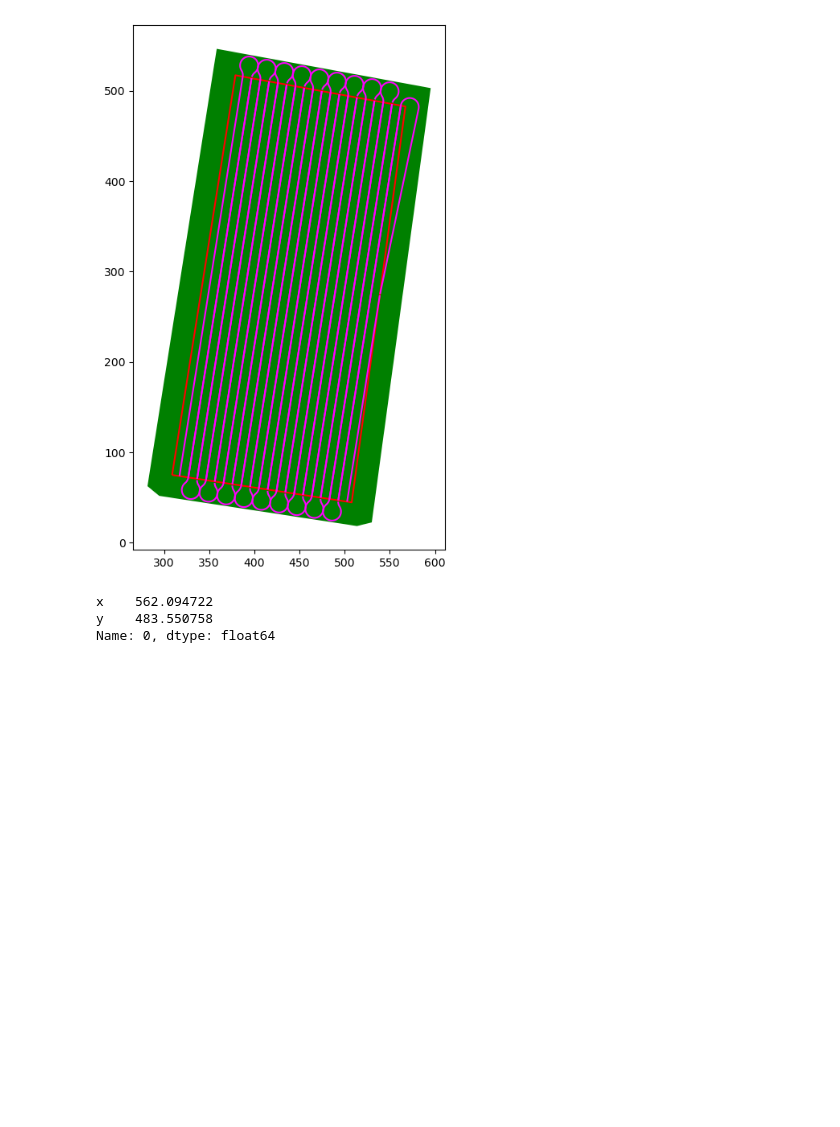
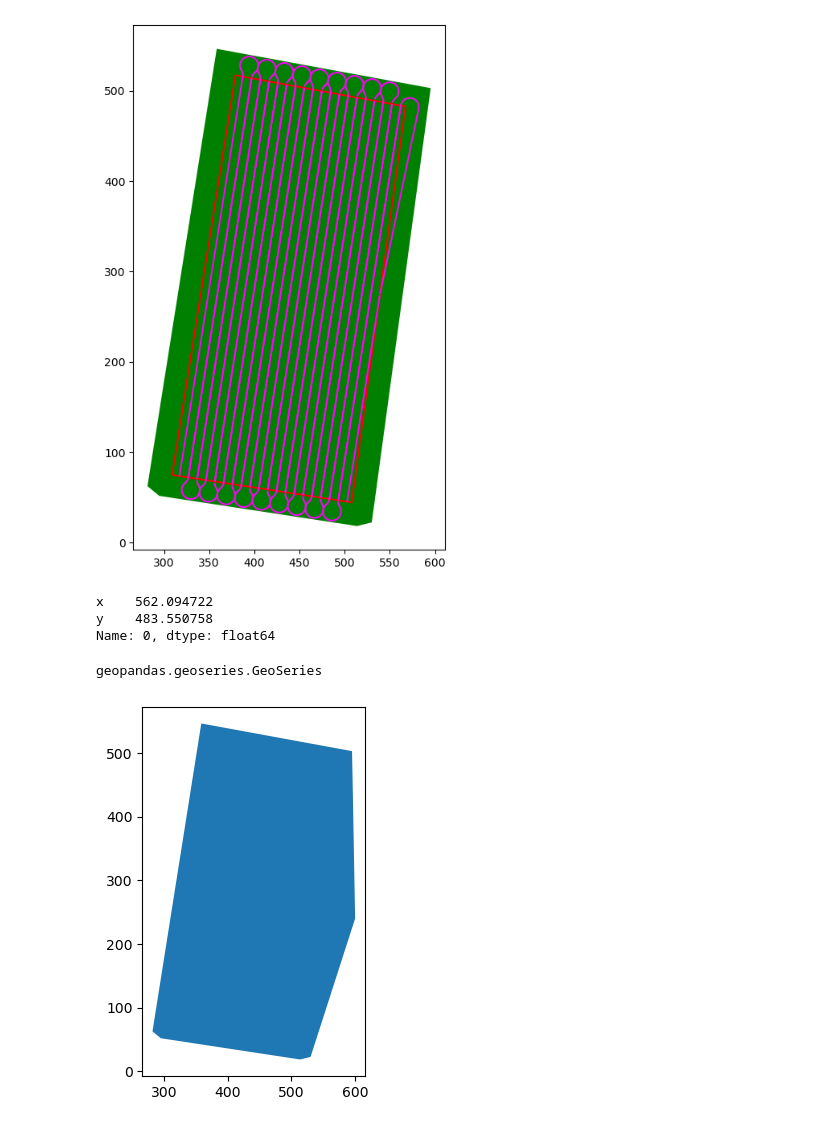
Before and after one commit to NickBak08/AgricultureRobotics, a Jupyter notebook: PathPlanning/testing_functions.ipynb, the cells around one changed output. Drawn from its saved outputs; the diff is of its cells as text; code cells hidden in the pictures; blank space fills up the shorter version.

```diff
--- a/PathPlanning/testing_functions.ipynb
+++ b/PathPlanning/testing_functions.ipynb
@@ -460,4 +447,43 @@ y    483.550758
 Name: 0, dtype: float64
 # %%
 import pandas as pd
+# %%
+def load_data(filepath,include_obstacles = False):
+    """
+    function to load json file and create polygon object
+
+    args:
+        filepath (str): filepath that contains the json file to be parsed
+        include_obstacles (bool): boolean to indicate if you want to include the obstacles in the resulting field (will probably be usefull for some debugging)
+
+    returns:
+        field (geopandas Geoseries)
+
+    """
+    # This cell opens the json file that contains field geometry
+    with open("./data/field_geometry/test_2.json") as json_file:
+        json_data = json.load(json_file) # or geojson.load(json_file)
+
+    # This cell parses the json data and obtains a list with the coordinates for each polygon like
+    # [[polygon1_coords],[polygon2_coords],....]
+    # where polygon1_coords looks something like this: [[x1,y1],[x2,y2],......]
+    coordinates = []
+    polygons = []
+    for i in range(len(json_data['features'])):
+        coordinates.append(json_data['features'][i]['geometry']['coordinates'])
+        polygons.append(gpd.GeoSeries(Polygon(coordinates[i][0])))
+
+    field = polygons[0]
+    if include_obstacles:
+        for i in range(1,len(polygons)):
+            field = field.symmetric_difference(polygons[i])
+
+    return field
+
+field = load_data("./data/field_geometry/test_2.json")
+field.plot()
+type(field)
+# %% [output]
+geopandas.geoseries.GeoSeries
+[figure, added]
 # %%
```
Also changed, not shown: parts of 15 cells of this notebook, 1 other file.
